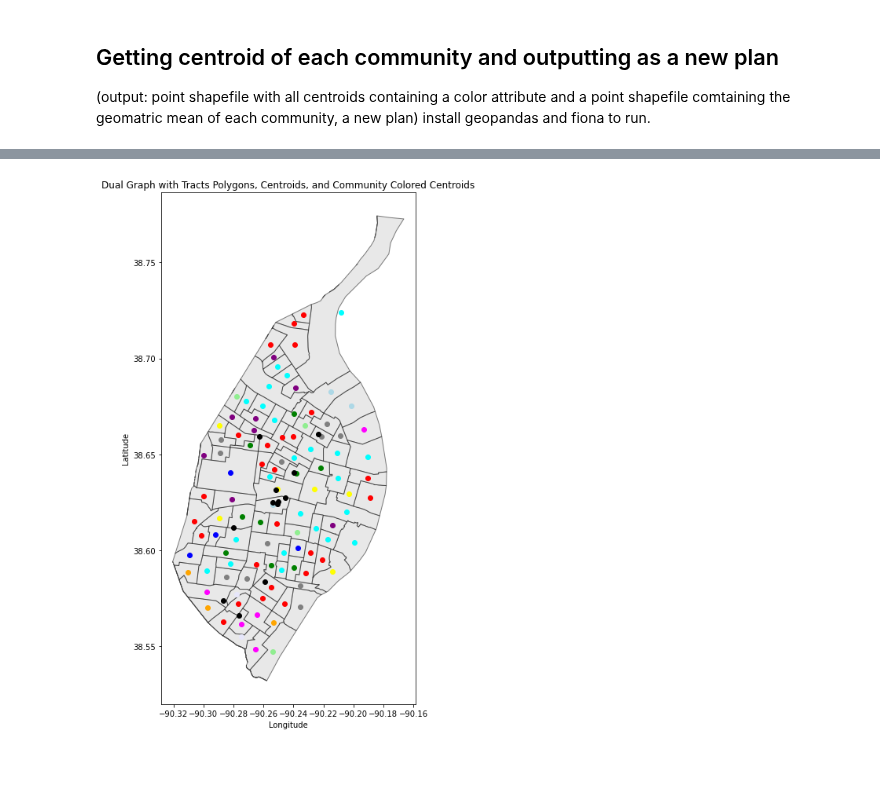
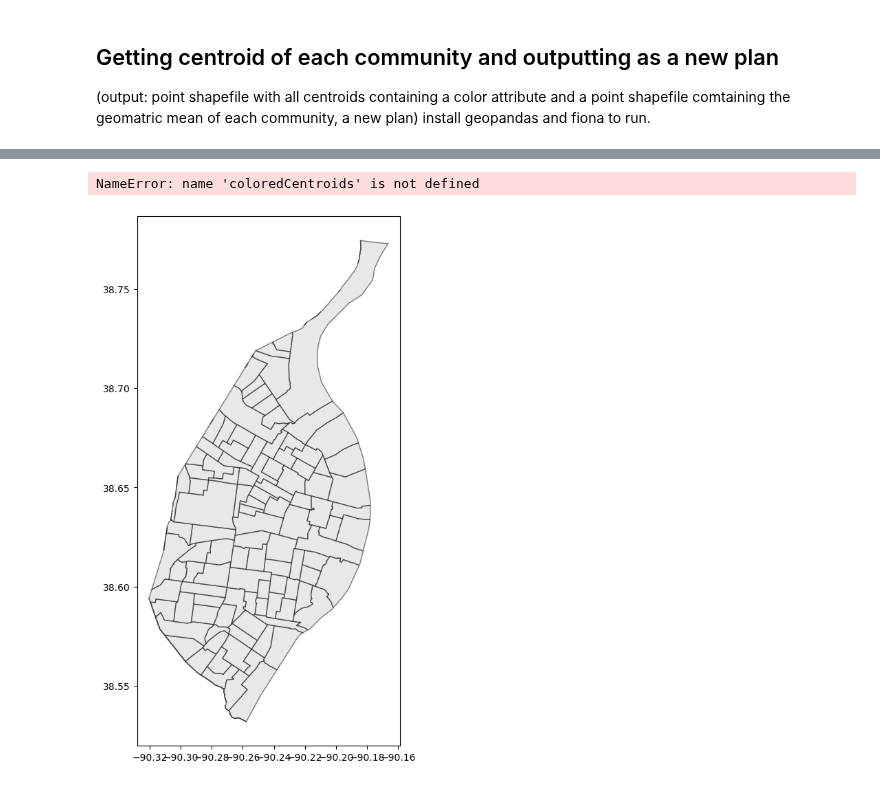
Before and after one commit to juliatompkins/trio-capstone, a Jupyter notebook: algorithms code/graph community clustering.ipynb, the cells around one changed output, grey strips where cells are left out. Saved outputs shown, nothing was run; the diff lists cells and outputs as text; code cells hidden in the pictures.

```diff
--- a/algorithms code/graph community clustering.ipynb
+++ b/algorithms code/graph community clustering.ipynb
@@ -12,11 +12,21 @@ import itertools
 %run data_cleaning.ipynb
 # %%
 # import data
-centroid_locations = pd.read_csv(r"data\CensusTractCentroids.csv")
-metro_locations = pd.read_csv(r"data\MetroLinkStations_REGISTERED.csv")
-north_south_locations = pd.read_csv(r"data\MetroLinkStations_NS.csv")
-census_data = data = pd.read_csv(r"data\B08119_stl_city.csv")
-race_data = pd.read_csv(r"data\B08105_stl_city.csv")
-stl = nx.read_weighted_edgelist(r"data\weighted_dual_list",delimiter='%')
+
+centroid_locations = pd.read_csv(r"C:\Users\dodie\Downloads\spring 2024\trio-capstone\data\CensusTractCentroids.csv")
+metro_locations = pd.read_csv(r"C:\Users\dodie\Downloads\spring 2024\trio-capstone\data\MetroLinkStations_REGISTERED.csv")
+north_south_locations = pd.read_csv(r"C:\Users\dodie\Downloads\spring 2024\trio-capstone\data\MetroLinkStations_NS.csv")
+census_data = data = pd.read_csv(r"C:\Users\dodie\Downloads\spring 2024\trio-capstone\data\B08119_stl_city.csv")
+race_data = pd.read_csv(r"C:\Users\dodie\Downloads\spring 2024\trio-capstone\data\B08105_stl_city.csv")
+stl = nx.read_weighted_edgelist(r"C:\Users\dodie\Downloads\spring 2024\trio-capstone\data pulling code\weighted_dual_list",delimiter='%',nodetype=str)
 nx.draw(stl, with_labels=True, node_size=150, node_color='lightgreen', font_size=10)
+
+
+#centroid_locations = pd.read_csv(r"data\CensusTractCentroids.csv")
+#metro_locations = pd.read_csv(r"data\MetroLinkStations_REGISTERED.csv")
+#north_south_locations = pd.read_csv(r"data\MetroLinkStations_NS.csv")
+#census_data = data = pd.read_csv(r"data\B08119_stl_city.csv")
+#race_data = pd.read_csv(r"data\B08105_stl_city.csv")
+#stl = nx.read_weighted_edgelist(r"data\weighted_dual_list",delimiter='%')
+#nx.draw(stl, with_labels=True, node_size=150, node_color='lightgreen', font_size=10)
 # %% [output]
@@ -142,11 +261,11 @@ def mod_max(graph, k):
 # %%
 k = 12
-test = mod_max(stl,k)
+test = mod_max_weighted(stl,k)
 nx.write_gexf(test, "capstone.gexf")
 colors = [test.nodes[node]['cluster'] for node in test.nodes()]
 color_dict = {0:'lightgreen', 1:'lightblue', 2:'lavender', 3:'orange', 4:'red', 5:'purple', 6:'yellow', 7:'green', 8:'blue', 9:'magenta', 10:'cyan', 11:'gray'}
 new_colors = [color_dict[key] for key in colors]
-print(new_colors)
+print(f'There are {len(np.unique(new_colors))} different clusters')
 nx.draw(test, with_labels=True, node_size=150, node_color=new_colors, font_size=10)
 plt.show()
 # %% [output]
@@ -160,7 +279,8 @@ install geopandas and fiona to run.
 import geopandas as gpd
 from shapely.geometry import Point, LineString
 
-centroids_shp = r"data\Centroids.shp"
+#centroids_shp = r"data\Centroids.shp"
+centroids_shp = r"C:\Users\dodie\Downloads\spring 2024\trio-capstone\data pulling code\data\Centroids.shp"
 centroids_gdf = gpd.read_file(centroids_shp)
 
 # Add color information to centroids GeoDataFrame
@@ -229,34 +345,36 @@ import matplotlib.pyplot as plt
 from matplotlib.colors import ListedColormap
 
 # Read the tracts shapefile
-tracts = gpd.read_file(r"data\census tracts\CensusTractsStl.shp")
+#tracts = gpd.read_file(r"data\census tracts\CensusTractsStl.shp")
+tracts = gpd.read_file(r"C:\Users\dodie\Downloads\spring 2024\trio-capstone\data pulling code\data\census tracts\CensusTractsStl.shp")
 
 # Plotting the graph and tracts polygons
 fig, ax = plt.subplots(figsize=(10, 10))
 
 # Plot tracts polygons
 tracts.plot(ax=ax, color='lightgray', edgecolor='black', alpha=0.5)
 
 # Create a colormap based on the 'color' field of coloredCentroids
 colors_dict = {key: value for key, value in zip(coloredCentroids['color'], coloredCentroids['color'])}
 colormap = ListedColormap(list(colors_dict.values()))
 
 # Plot centroids from centroidsColoredByCommunity.shp with colormap
 for _, row in coloredCentroids.iterrows():
     centroid = row['geometry'].centroid  # Get centroid of the polygon
     color = colors_dict[row['color']]
     ax.plot(centroid.x, centroid.y, marker='o', color=color)  # Use colormap for centroids
 
 # Plot centroids of polygons from newPlanClust.shp
 newPlan = gpd.read_file(r"data\newPlanClust.shp")
 for _, row in newPlan.iterrows():
     centroid = row['geometry'].centroid  # Get centroid of the polygon
     ax.plot(centroid.x, centroid.y, marker='o', color='black')
 
 ax.set_title('Dual Graph with Tracts Polygons, Centroids, and Community Colored Centroids')
 ax.set_xlabel('Longitude')
 ax.set_ylabel('Latitude')
 plt.tight_layout()
 plt.show()
 # %% [output]
+NameError: name 'coloredCentroids' is not defined
-[figure, old version]
+[figure, new version]
```
Also changed, not shown: parts of 5 cells of this notebook, 3 other files.
